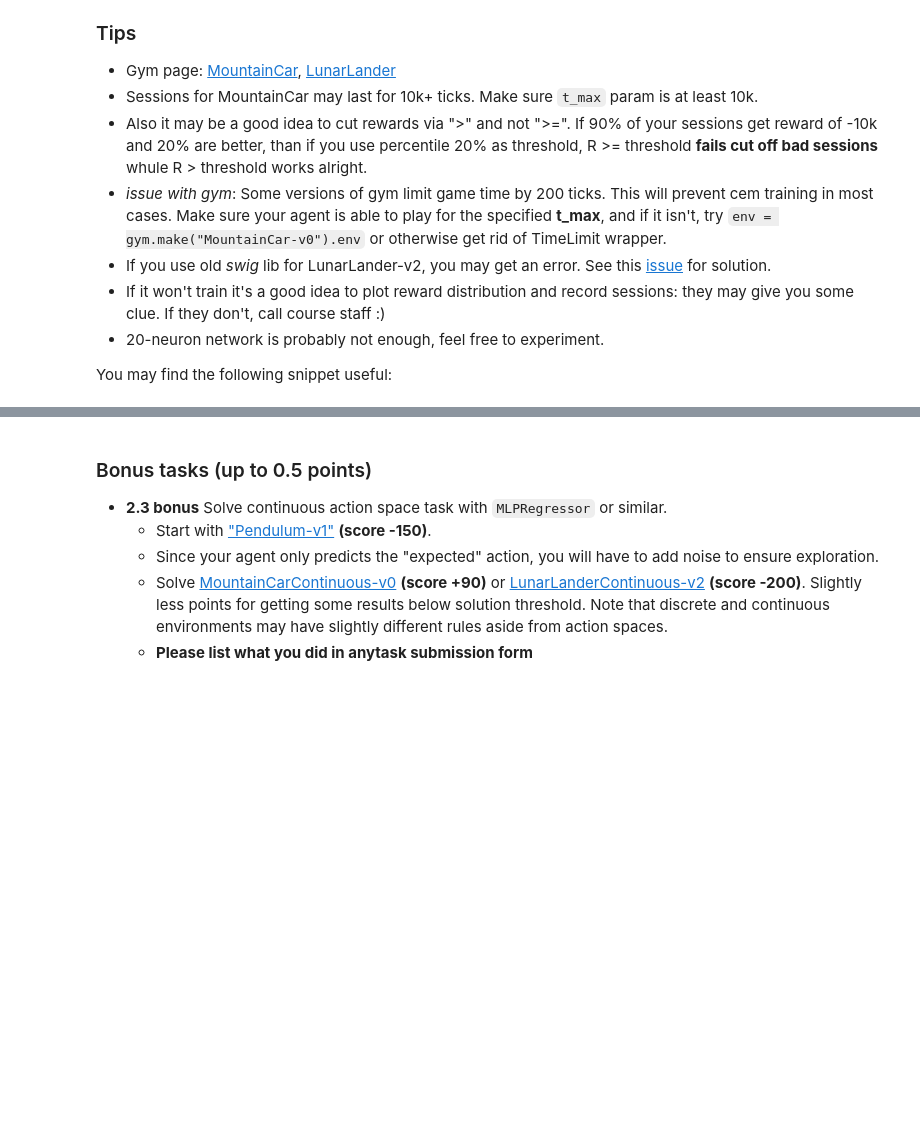
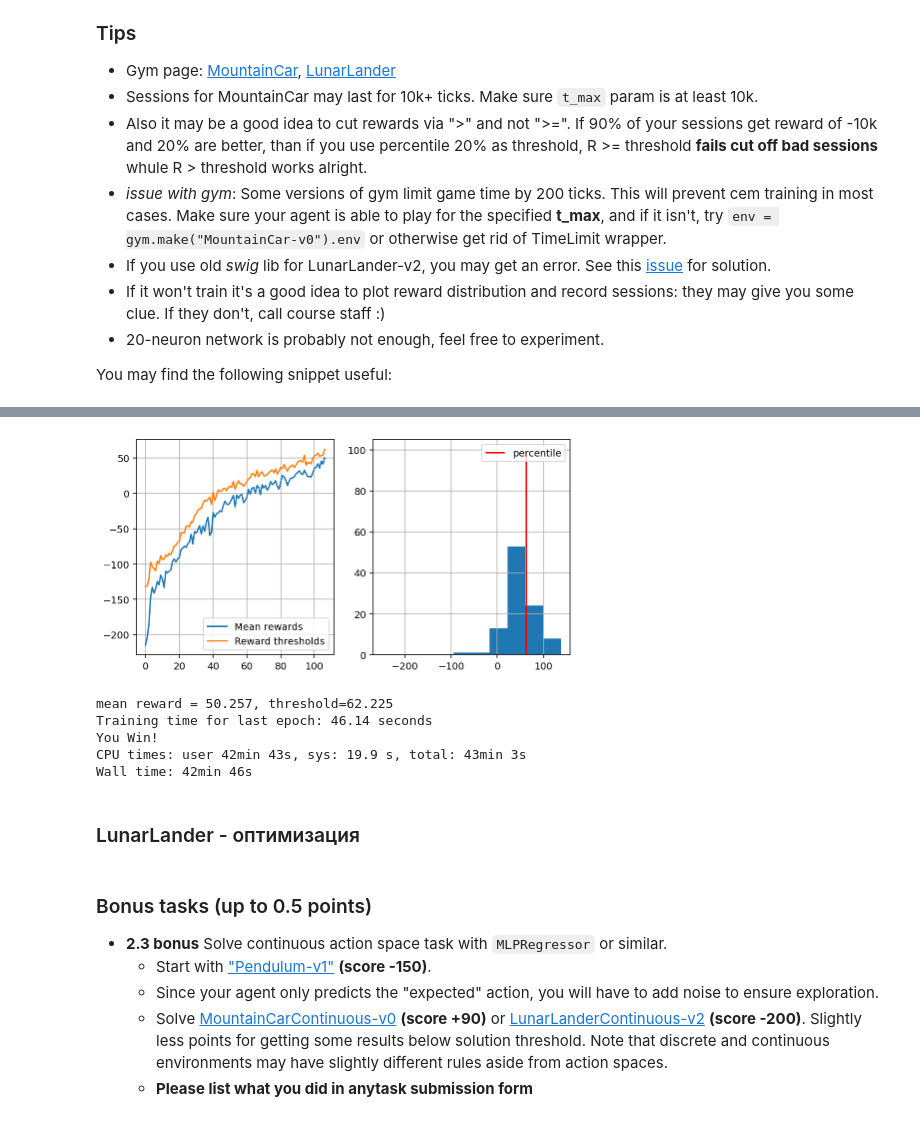
Before and after one commit to AndBoyS/RL-course, a Jupyter notebook: hw1/deep-crossentropy-method.ipynb, the cells around one changed output, grey strips where cells are left out. Saved outputs shown, nothing was run; the diff lists cells and outputs as text; code cells hidden in the pictures; blank space fills up the shorter version.

```diff
--- a/hw1/deep-crossentropy-method.ipynb
+++ b/hw1/deep-crossentropy-method.ipynb
@@ -278,0 +354,17 @@ plt.imshow(visualize_mountain_car(env, agent))
+# %%
+epochs = 150
+n_sessions = 100
+n_sessions_in_epoch = 100
+percentile = 70
+win_value = 50
+
+%time train(agent, epochs, n_sessions_in_epoch, percentile, win_value, reward_min=-250)
+# %% [output]
+[figure, added]
+mean reward = 50.257, threshold=62.225
+Training time for last epoch: 46.14 seconds
+You Win!
+CPU times: user 42min 43s, sys: 19.9 s, total: 43min 3s
+Wall time: 42min 46s
+# %% [markdown]
+### LunarLander - оптимизация
```
Also changed, not shown: parts of 15 cells of this notebook, 2 other files.
